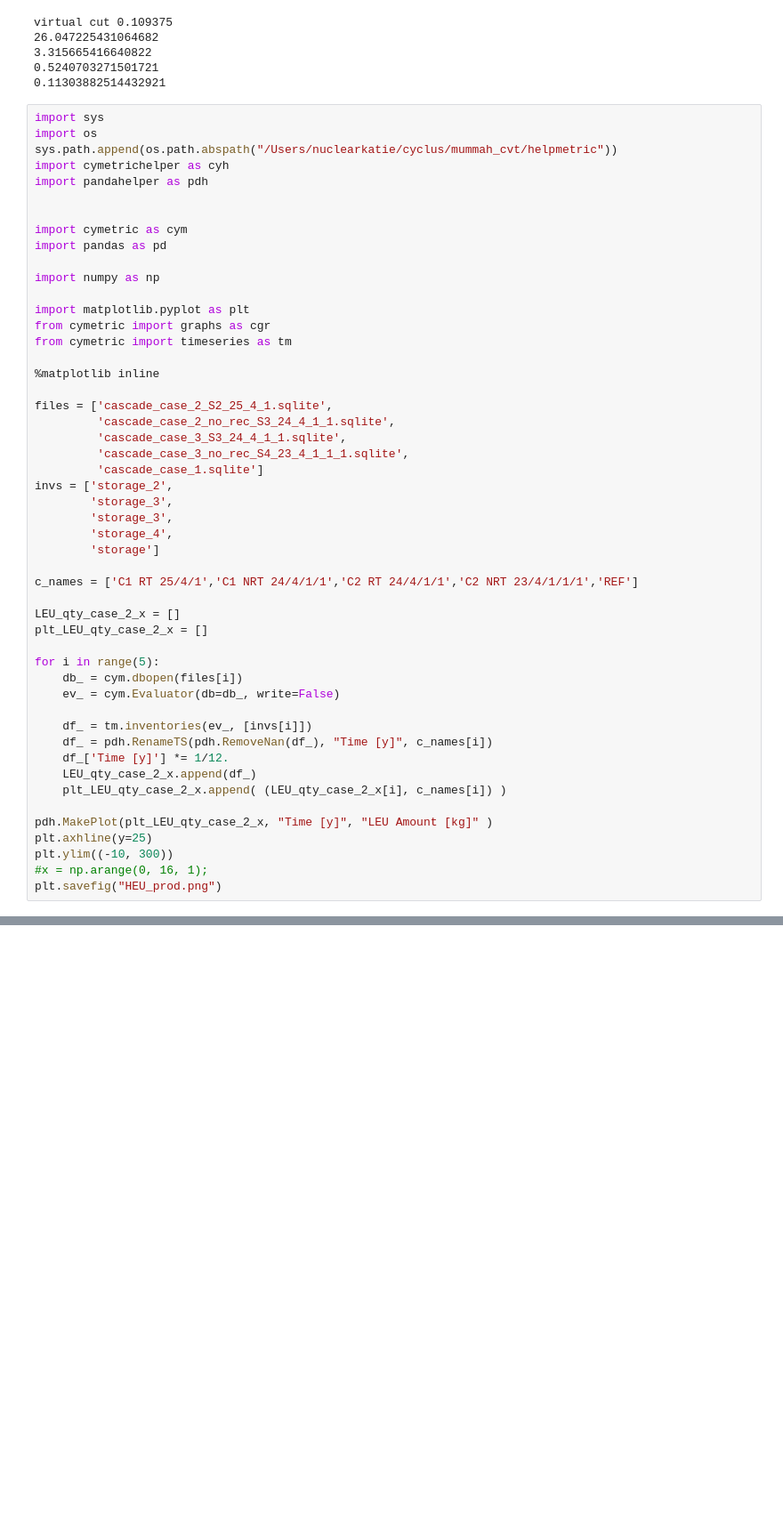
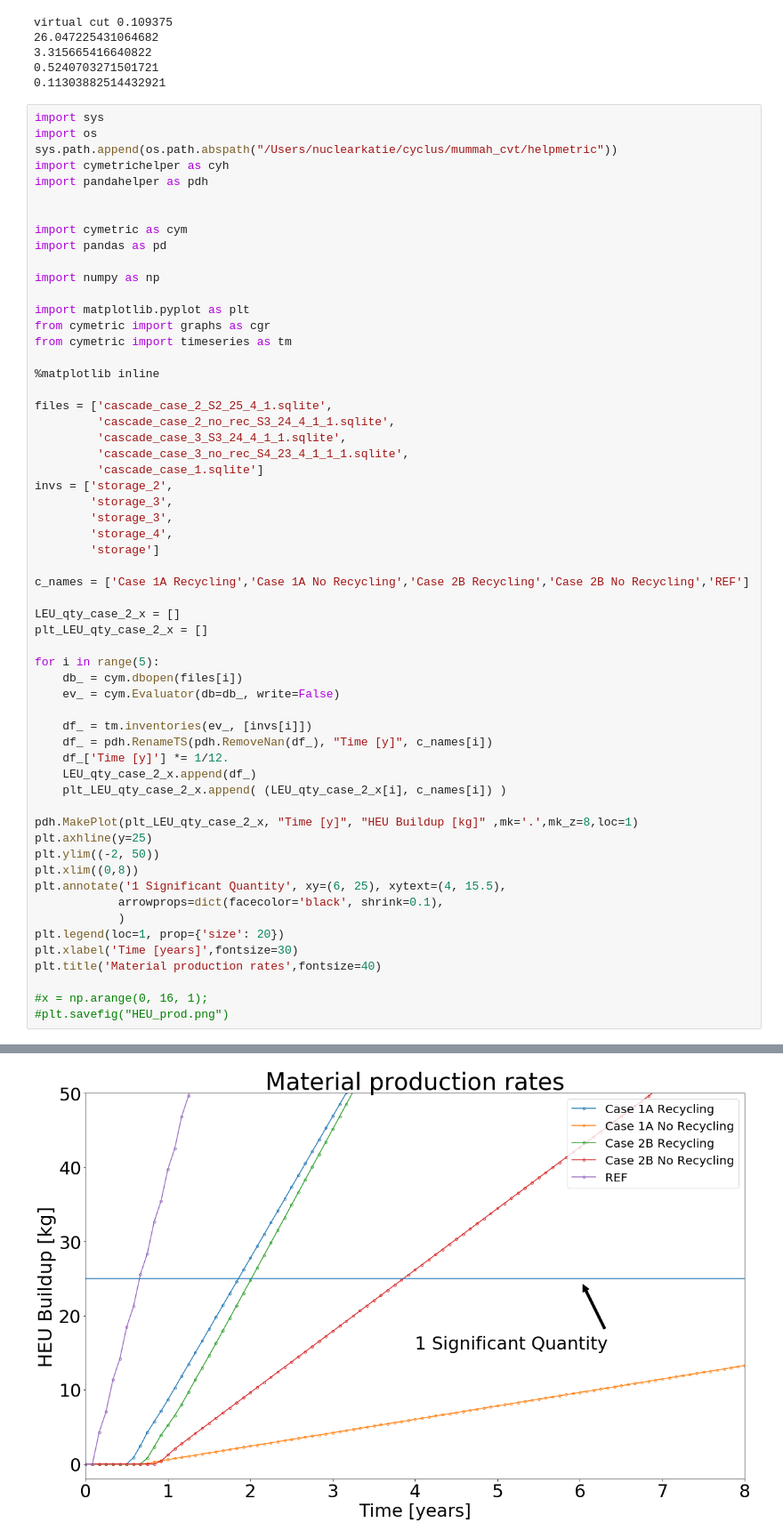
Before and after one commit to nuclearkatie/UPR_poster, a Jupyter notebook: work.ipynb, the cells around one changed output, grey strips where cells are left out. Shown at 89% size. Drawn from its saved outputs; the diff is of its cells as text; blank space fills up the shorter version.

```diff
--- a/work.ipynb
+++ b/work.ipynb
@@ -111,7 +111,7 @@ invs = ['storage_2',
         'storage_4',
         'storage']
 
-c_names = ['C1 RT 25/4/1','C1 NRT 24/4/1/1','C2 RT 24/4/1/1','C2 NRT 23/4/1/1/1','REF']
+c_names = ['Case 1A Recycling','Case 1A No Recycling','Case 2B Recycling','Case 2B No Recycling','REF']
 
 LEU_qty_case_2_x = []
 plt_LEU_qty_case_2_x = []
@@ -126,9 +126,17 @@ for i in range(5):
     LEU_qty_case_2_x.append(df_)
     plt_LEU_qty_case_2_x.append( (LEU_qty_case_2_x[i], c_names[i]) )
 
-pdh.MakePlot(plt_LEU_qty_case_2_x, "Time [y]", "LEU Amount [kg]" )
+pdh.MakePlot(plt_LEU_qty_case_2_x, "Time [y]", "HEU Buildup [kg]" ,mk='.',mk_z=8,loc=1)
 plt.axhline(y=25)
-plt.ylim((-10, 300))
+plt.ylim((-2, 50))
+plt.xlim((0,8))
+plt.annotate('1 Significant Quantity', xy=(6, 25), xytext=(4, 15.5),
+            arrowprops=dict(facecolor='black', shrink=0.1),
+            )
+plt.legend(loc=1, prop={'size': 20})
+plt.xlabel('Time [years]',fontsize=30)
+plt.title('Material production rates',fontsize=40)
+
 #x = np.arange(0, 16, 1);
-plt.savefig("HEU_prod.png")
+#plt.savefig("HEU_prod.png")
 # %% [output]
@@ -135,0 +144 @@ TypeError: 'NoneType' object is not subscriptable
+[figure, added]
```
Also changed, not shown: parts of 9 cells of this notebook, 6 other files.
